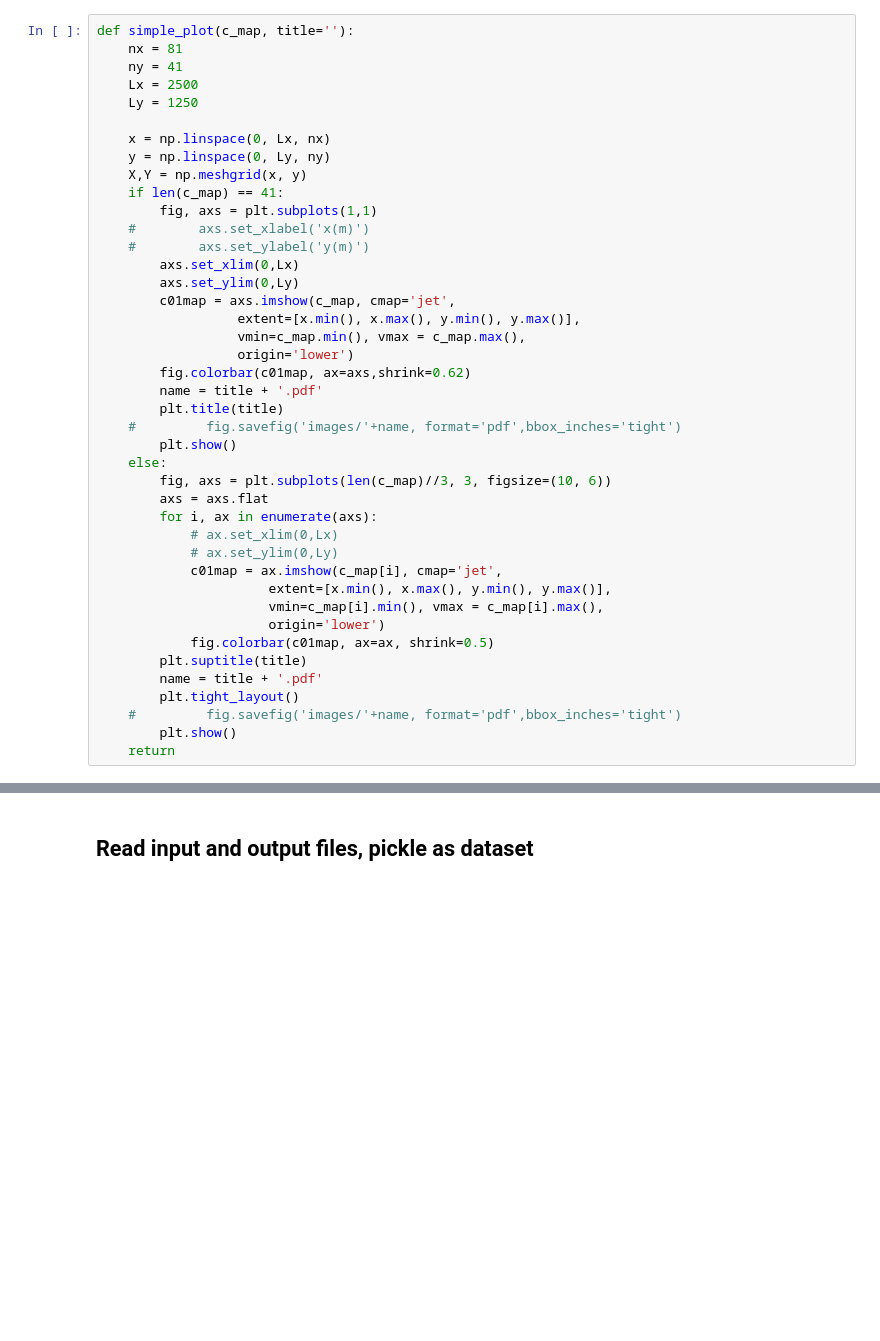
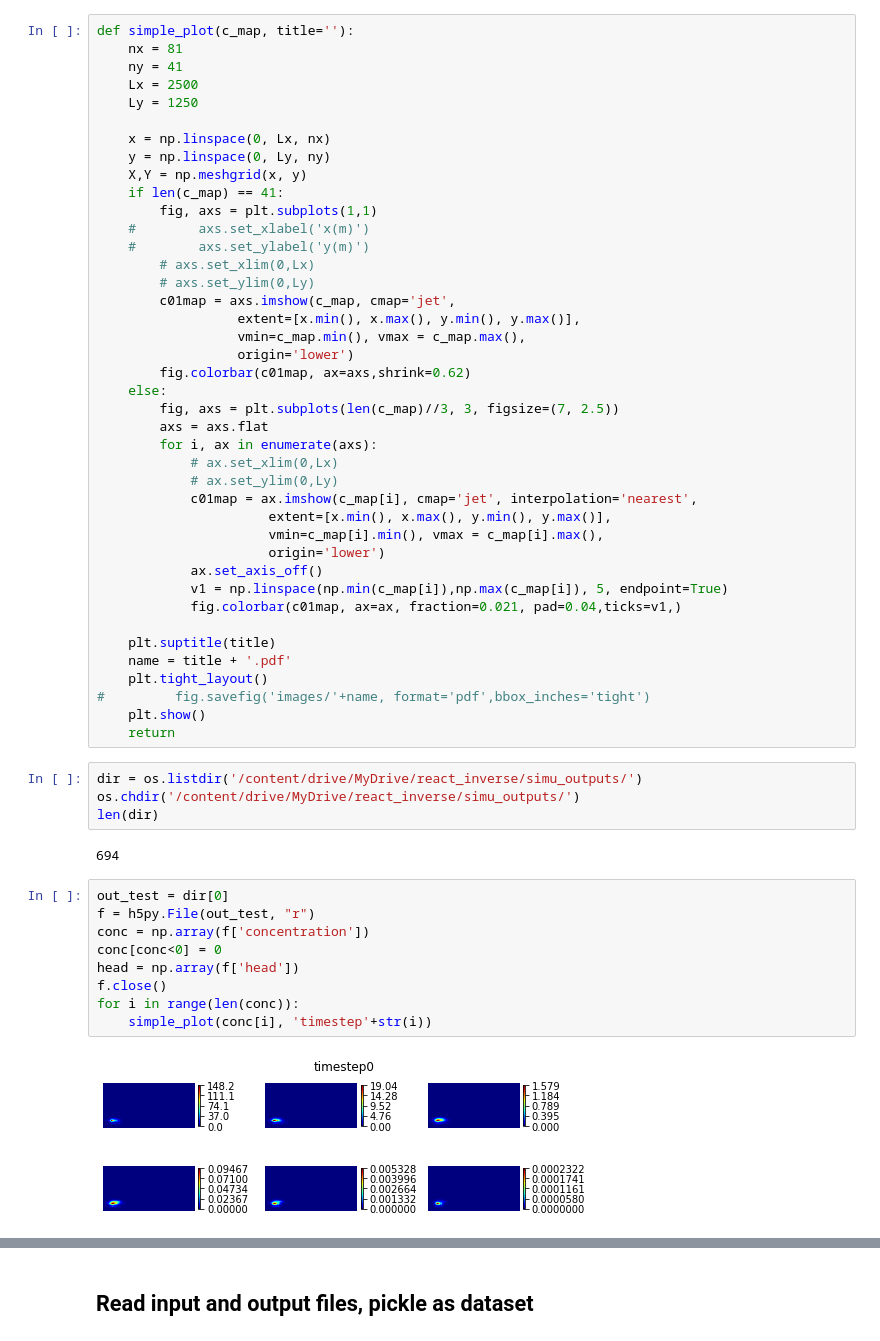
Before and after one commit to ZitongZhou/react_inverse, a Jupyter notebook: inputs_dataset.ipynb, the cells around one changed output, grey strips where cells are left out. Cells and saved outputs as stored; diff of their text form; blank space fills up the shorter version.

```diff
--- a/inputs_dataset.ipynb
+++ b/inputs_dataset.ipynb
@@ -27,31 +28,47 @@ def simple_plot(c_map, title=''):
         fig, axs = plt.subplots(1,1)
     #        axs.set_xlabel('x(m)')
     #        axs.set_ylabel('y(m)')
-        axs.set_xlim(0,Lx)
-        axs.set_ylim(0,Ly)
+        # axs.set_xlim(0,Lx)
+        # axs.set_ylim(0,Ly)
         c01map = axs.imshow(c_map, cmap='jet',
                   extent=[x.min(), x.max(), y.min(), y.max()],
                   vmin=c_map.min(), vmax = c_map.max(),
                   origin='lower')
         fig.colorbar(c01map, ax=axs,shrink=0.62)
-        name = title + '.pdf'
-        plt.title(title)
-    #         fig.savefig('images/'+name, format='pdf',bbox_inches='tight')
-        plt.show()
     else:
-        fig, axs = plt.subplots(len(c_map)//3, 3, figsize=(10, 6))
+        fig, axs = plt.subplots(len(c_map)//3, 3, figsize=(7, 2.5))
         axs = axs.flat
         for i, ax in enumerate(axs):
             # ax.set_xlim(0,Lx)
             # ax.set_ylim(0,Ly)
-            c01map = ax.imshow(c_map[i], cmap='jet',
+            c01map = ax.imshow(c_map[i], cmap='jet', interpolation='nearest',
                       extent=[x.min(), x.max(), y.min(), y.max()],
                       vmin=c_map[i].min(), vmax = c_map[i].max(),
                       origin='lower')
-            fig.colorbar(c01map, ax=ax, shrink=0.5)
-        plt.suptitle(title)
-        name = title + '.pdf'
-        plt.tight_layout()
-    #         fig.savefig('images/'+name, format='pdf',bbox_inches='tight')
-        plt.show()
+            ax.set_axis_off()
+            v1 = np.linspace(np.min(c_map[i]),np.max(c_map[i]), 5, endpoint=True)
+            fig.colorbar(c01map, ax=ax, fraction=0.021, pad=0.04,ticks=v1,)
+
+    plt.suptitle(title)
+    name = title + '.pdf'
+    plt.tight_layout()
+#         fig.savefig('images/'+name, format='pdf',bbox_inches='tight')
+    plt.show()
     return
+# %%
+dir = os.listdir('/content/drive/MyDrive/react_inverse/simu_outputs/')
+os.chdir('/content/drive/MyDrive/react_inverse/simu_outputs/')
+len(dir)
+# %% [output]
+694
+# %%
+out_test = dir[0]
+f = h5py.File(out_test, "r")
+conc = np.array(f['concentration'])
+conc[conc<0] = 0
+head = np.array(f['head'])
+f.close()
+for i in range(len(conc)):
+    simple_plot(conc[i], 'timestep'+str(i))
+# %% [output]
+[figure, added]
```
Also changed, not shown: parts of 8 cells of this notebook, 4 other files.
